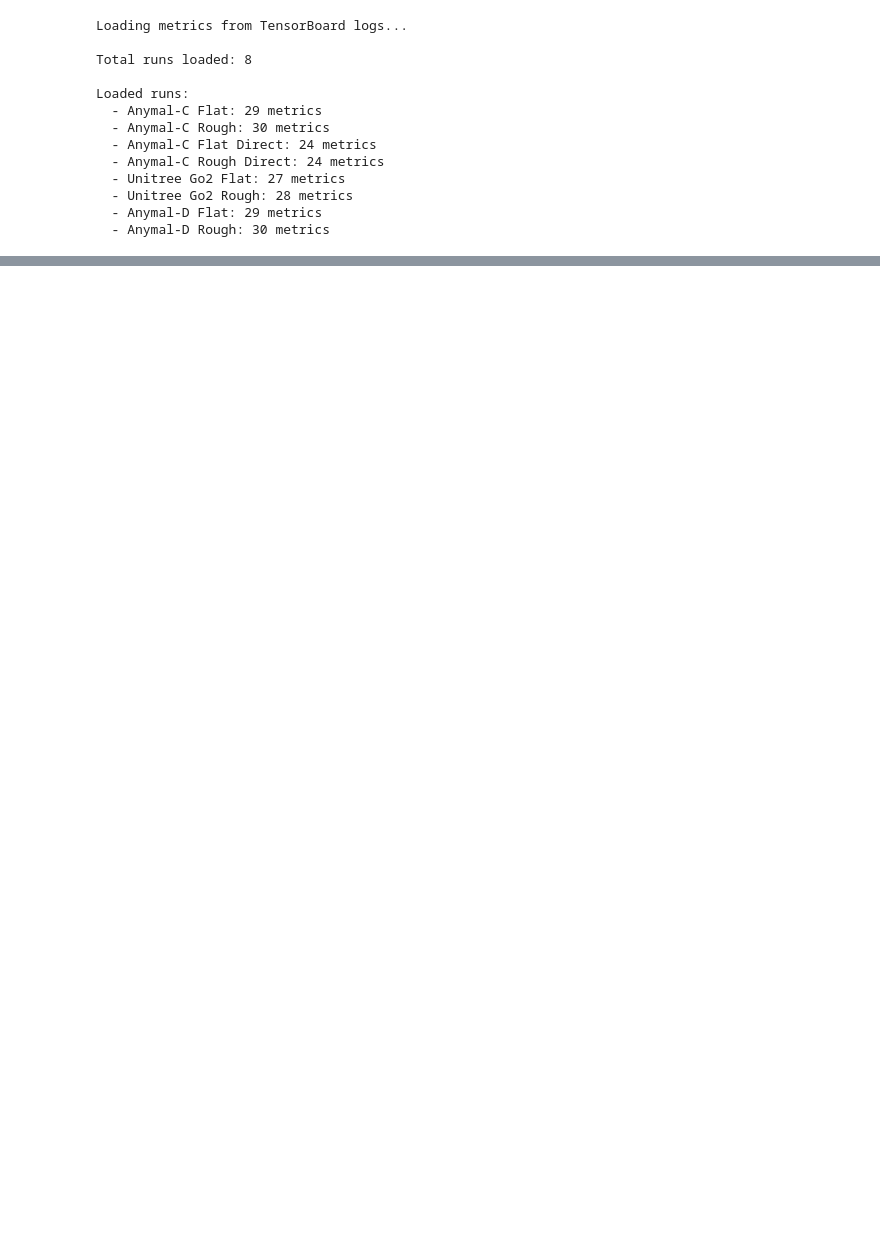
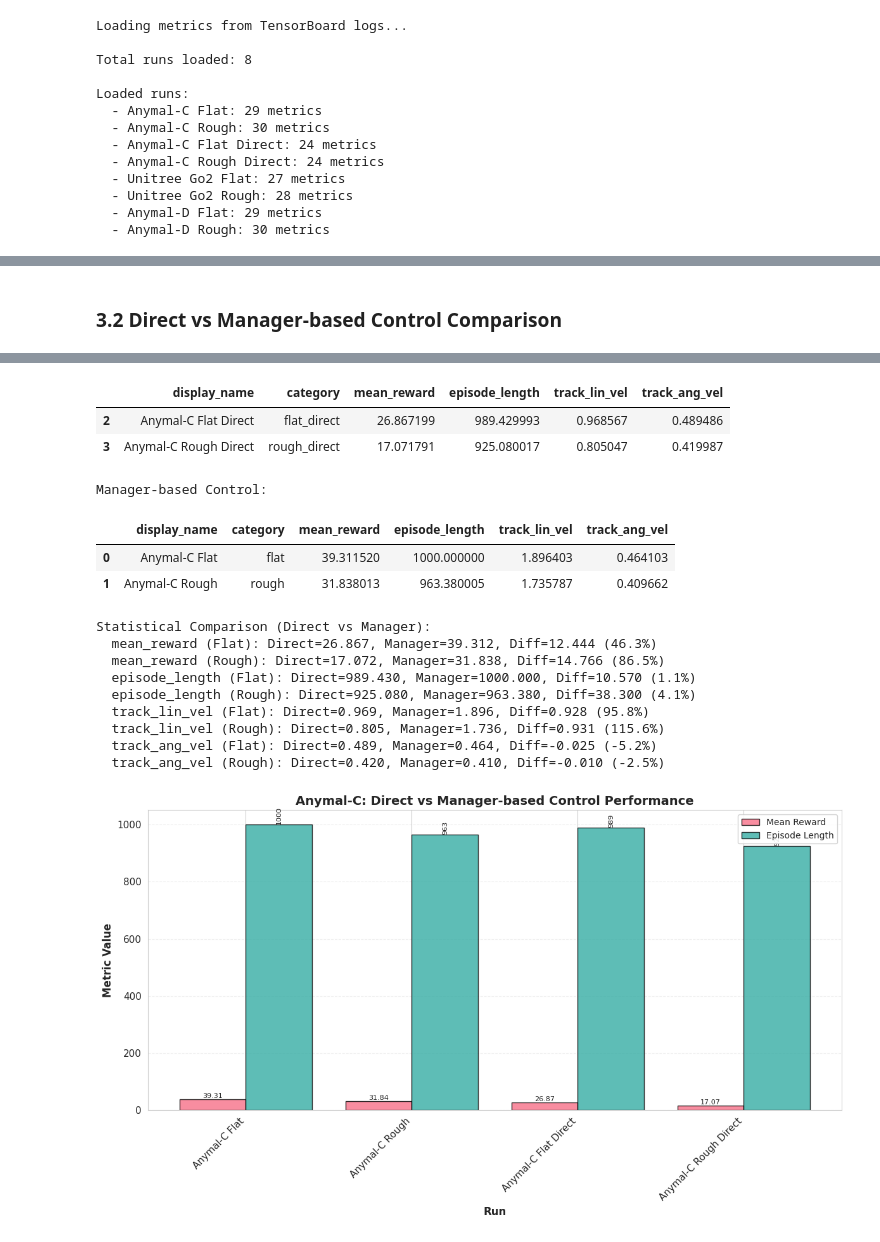
Before and after one commit to lbnmahs/quadrrl, a Jupyter notebook: notebooks/rsl_rl_performance.ipynb, the cells around one changed output, grey strips where cells are left out. Saved outputs shown, nothing was run; the diff lists cells and outputs as text; code cells hidden in the pictures; blank space fills up the shorter version.

```diff
--- a/notebooks/rsl_rl_performance.ipynb
+++ b/notebooks/rsl_rl_performance.ipynb
@@ -477,0 +232,59 @@ plt.show()
+# %% [markdown]
+### 3.2 Direct vs Manager-based Control Comparison
+# %%
+print("="*80)
+print("DIRECT vs MANAGER-BASED CONTROL COMPREHENSIVE COMPARISON")
+print("="*80)
+
+# Filter to Anymal-C only (has both direct and manager)
+anymal_c_data = metrics_df[metrics_df['experiment'].str.contains('anymal_c', case=False)].copy()
+
+if not anymal_c_data.empty:
+    print("\nAnymal-C: Direct vs Manager Comparison")
+
+    # Compare metrics
+    comparison_metrics = ['mean_reward', 'episode_length', 'track_lin_vel', 'track_ang_vel']
+    available_comparison = [m for m in comparison_metrics if m in anymal_c_data.columns]
+
+    if available_comparison:
+        direct_data = anymal_c_data[anymal_c_data['experiment'].str.contains('direct', case=False)]
+        manager_data = anymal_c_data[~anymal_c_data['experiment'].str.contains('direct', case=False)]
+
+        print("\nDirect Control:")
+        display(direct_data[['display_name', 'category'] + available_comparison])
+
+        print("\nManager-based Control:")
+        display(manager_data[['display_name', 'category'] + available_comparison])
+
+        # Statistical comparison
+        print("\nStatistical Comparison (Direct vs Manager):")
+        for metric in available_comparison:
+            direct_flat = direct_data[direct_data['category'].str.contains('flat', case=False, na=False)][metric].dropna()
+            direct_rough = direct_data[direct_data['category'].str.contains('rough', case=False, na=False)][metric].dropna()
+            manager_flat = manager_data[manager_data['category'].str.contains('flat', case=False, na=False)][metric].dropna()
+            manager_rough = manager_data[manager_data['category'].str.contains('rough', case=False, na=False)][metric].dropna()
+
+            if len(direct_flat) > 0 and len(manager_flat) > 0:
+                flat_diff = manager_flat.iloc[0] - direct_flat.iloc[0] if len(direct_flat) > 0 and len(manager_flat) > 0 else np.nan
+                flat_pct = (flat_diff / direct_flat.iloc[0] * 100.0) if direct_flat.iloc[0] != 0 and pd.notna(flat_diff) else np.nan
+                print(f"  {metric} (Flat): Direct={direct_flat.iloc[0]:.3f}, Manager={manager_flat.iloc[0]:.3f}, "
+                      f"Diff={flat_diff:.3f} ({flat_pct:.1f}%)")
+
+            if len(direct_rough) > 0 and len(manager_rough) > 0:
+                rough_diff = manager_rough.iloc[0] - direct_rough.iloc[0] if len(direct_rough) > 0 and len(manager_rough) > 0 else np.nan
+                rough_pct = (rough_diff / direct_rough.iloc[0] * 100.0) if direct_rough.iloc[0] != 0 and pd.notna(rough_diff) else np.nan
+                print(f"  {metric} (Rough): Direct={direct_rough.iloc[0]:.3f}, Manager={manager_rough.iloc[0]:.3f}, "
+                      f"Diff={rough_diff:.3f} ({rough_pct:.1f}%)")
+
+        # Plot comparison
+        if len(available_comparison) >= 2:
+            plot_multi_metric_bars(
+                anymal_c_data,
+                'direct_vs_manager',
+                available_comparison[:2],  # Plot first 2 metrics
+                title='Anymal-C: Direct vs Manager-based Control Performance'
+            )
+            plt.show()
+else:
+    print("Anymal-C data not available for comparison")
+# %% [output]
@@ -477,0 +298,17 @@ plt.show()
+|  | display_name | category | mean_reward | episode_length | track_lin_vel | track_ang_vel |
+| 2 | Anymal-C Flat Direct | flat_direct | 26.867199 | 989.429993 | 0.968567 | 0.489486 |
+| 3 | Anymal-C Rough Direct | rough_direct | 17.071791 | 925.080017 | 0.805047 | 0.419987 |
+Manager-based Control:
+|  | display_name | category | mean_reward | episode_length | track_lin_vel | track_ang_vel |
+| 0 | Anymal-C Flat | flat | 39.311520 | 1000.000000 | 1.896403 | 0.464103 |
+| 1 | Anymal-C Rough | rough | 31.838013 | 963.380005 | 1.735787 | 0.409662 |
+Statistical Comparison (Direct vs Manager):
+  mean_reward (Flat): Direct=26.867, Manager=39.312, Diff=12.444 (46.3%)
+  mean_reward (Rough): Direct=17.072, Manager=31.838, Diff=14.766 (86.5%)
+  episode_length (Flat): Direct=989.430, Manager=1000.000, Diff=10.570 (1.1%)
+  episode_length (Rough): Direct=925.080, Manager=963.380, Diff=38.300 (4.1%)
+  track_lin_vel (Flat): Direct=0.969, Manager=1.896, Diff=0.928 (95.8%)
+  track_lin_vel (Rough): Direct=0.805, Manager=1.736, Diff=0.931 (115.6%)
+  track_ang_vel (Flat): Direct=0.489, Manager=0.464, Diff=-0.025 (-5.2%)
+  track_ang_vel (Rough): Direct=0.420, Manager=0.410, Diff=-0.010 (-2.5%)
+[figure, added]
```
Also changed, not shown: parts of 30 cells of this notebook, 5 other files.
